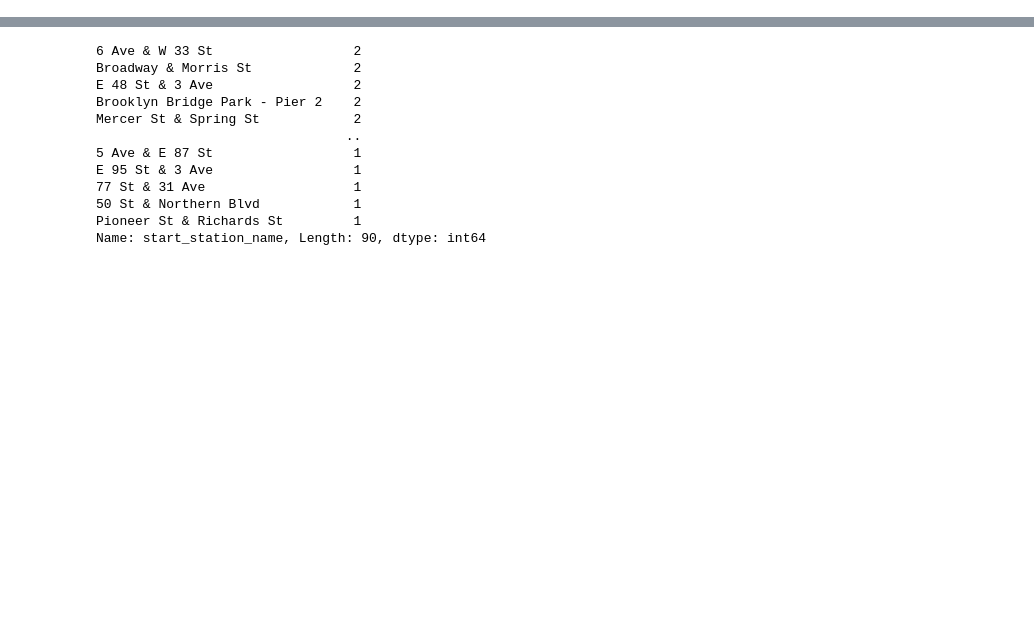
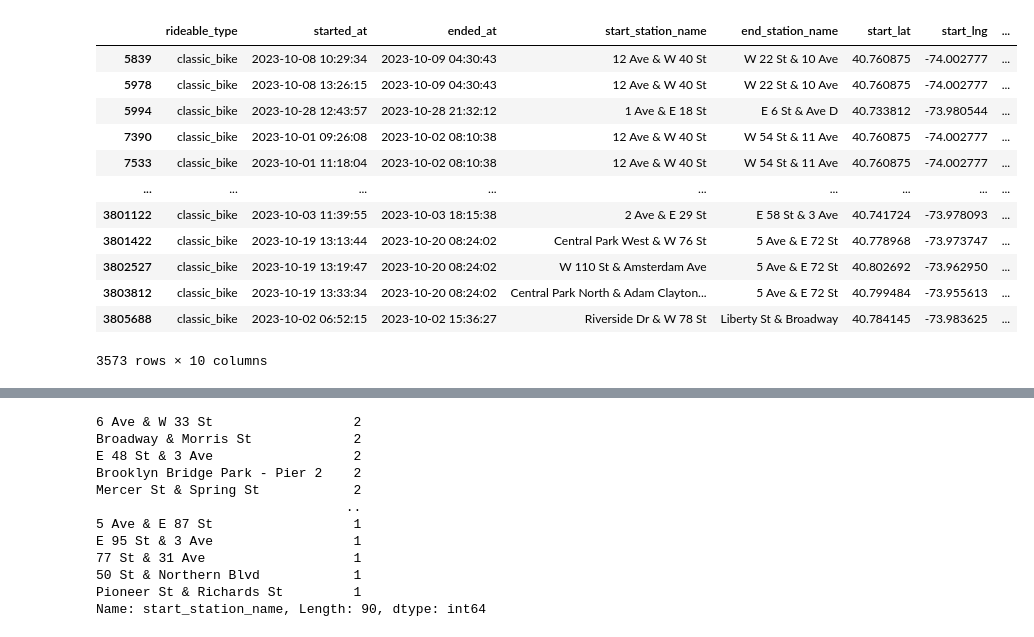
Before and after one commit to alyssahondrade/citibike-tableau, a Jupyter notebook: data_cleaning.ipynb, the cells around one changed output, grey strips where cells are left out. Cells and saved outputs as stored; diff of their text form; code cells hidden in the pictures; blank space fills up the shorter version.

```diff
--- a/data_cleaning.ipynb
+++ b/data_cleaning.ipynb
@@ -150,0 +255,5 @@ memory usage: 30.0+ MB
+# %%
+# Calculate the trip duration
+duration = clean_df.ended_at - clean_df.started_at
+
+duration.sort_values(ascending=True)
@@ -150,0 +273,7 @@ memory usage: 30.0+ MB
+# %%
+# Drop rows with a negative duration
+positive_durations = clean_df.loc[duration > pd.Timedelta(0)].copy()
+
+# Display the shape and head
+print(positive_durations.shape)
+positive_durations.head()
@@ -150,0 +288,7 @@ memory usage: 30.0+ MB
+# %%
+# Calculate updated duration values and convert to minutes
+duration = positive_durations.ended_at - positive_durations.started_at
+duration_in_mins = duration / pd.Timedelta(minutes=1)
+duration_in_mins.describe()
+# duration_in_mins = (duration.dt.seconds//60)%60
+# plt.hist(duration_in_mins)
@@ -150,0 +305,18 @@ memory usage: 30.0+ MB
+# %%
+# Check long duration trips
+long_duration = positive_durations.loc[duration > pd.Timedelta(hours=)]
+long_duration
+# %% [output]
+|  | rideable_type | started_at | ended_at | start_station_name | end_station_name | start_lat | start_lng | ... |
+| 5839 | classic_bike | 2023-10-08 10:29:34 | 2023-10-09 04:30:43 | 12 Ave & W 40 St | W 22 St & 10 Ave | 40.760875 | -74.002777 | ... |
+| 5978 | classic_bike | 2023-10-08 13:26:15 | 2023-10-09 04:30:43 | 12 Ave & W 40 St | W 22 St & 10 Ave | 40.760875 | -74.002777 | ... |
+| 5994 | classic_bike | 2023-10-28 12:43:57 | 2023-10-28 21:32:12 | 1 Ave & E 18 St | E 6 St & Ave D | 40.733812 | -73.980544 | ... |
+| 7390 | classic_bike | 2023-10-01 09:26:08 | 2023-10-02 08:10:38 | 12 Ave & W 40 St | W 54 St & 11 Ave | 40.760875 | -74.002777 | ... |
+| 7533 | classic_bike | 2023-10-01 11:18:04 | 2023-10-02 08:10:38 | 12 Ave & W 40 St | W 54 St & 11 Ave | 40.760875 | -74.002777 | ... |
+| ... | ... | ... | ... | ... | ... | ... | ... | ... |
+| 3801122 | classic_bike | 2023-10-03 11:39:55 | 2023-10-03 18:15:38 | 2 Ave & E 29 St | E 58 St & 3 Ave | 40.741724 | -73.978093 | ... |
+| 3801422 | classic_bike | 2023-10-19 13:13:44 | 2023-10-20 08:24:02 | Central Park West & W 76 St | 5 Ave & E 72 St | 40.778968 | -73.973747 | ... |
+| 3802527 | classic_bike | 2023-10-19 13:19:47 | 2023-10-20 08:24:02 | W 110 St & Amsterdam Ave | 5 Ave & E 72 St | 40.802692 | -73.962950 | ... |
+| 3803812 | classic_bike | 2023-10-19 13:33:34 | 2023-10-20 08:24:02 | Central Park North & Adam Clayton... | 5 Ave & E 72 St | 40.799484 | -73.955613 | ... |
+| 3805688 | classic_bike | 2023-10-02 06:52:15 | 2023-10-02 15:36:27 | Riverside Dr & W 78 St | Liberty St & Broadway | 40.784145 | -73.983625 | ... |
+3573 rows × 10 columns
```
Also changed, not shown: parts of 33 cells of this notebook.
